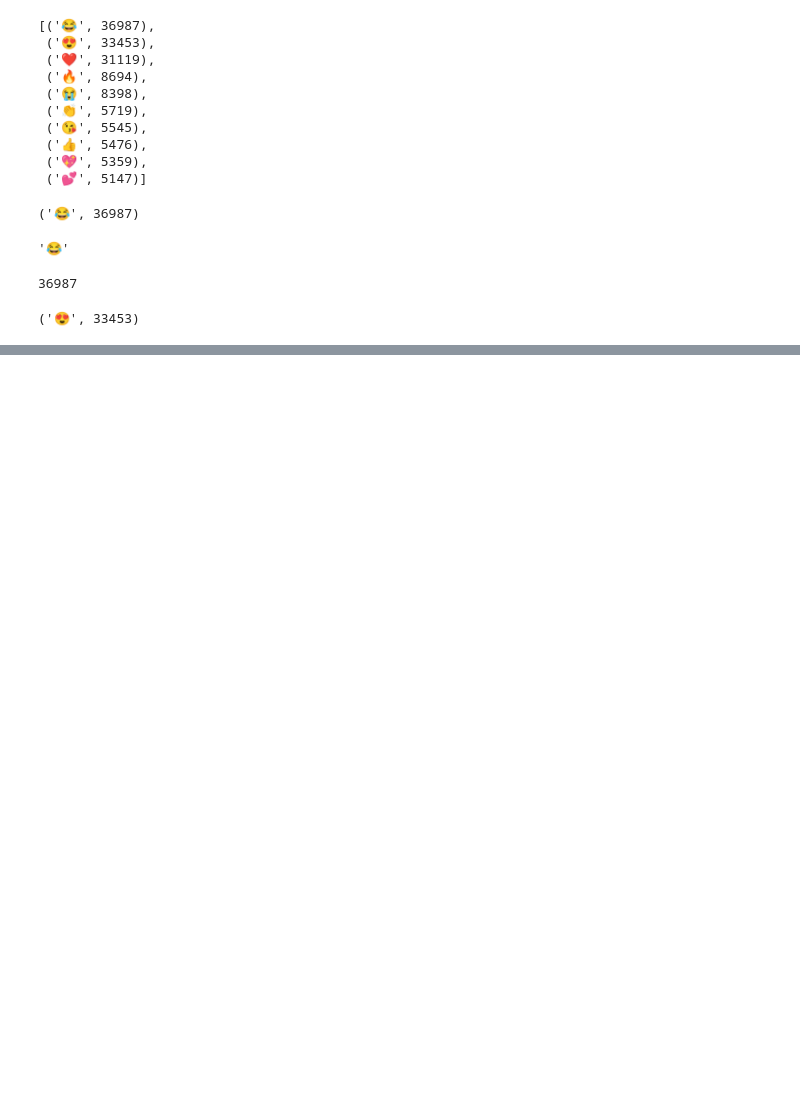
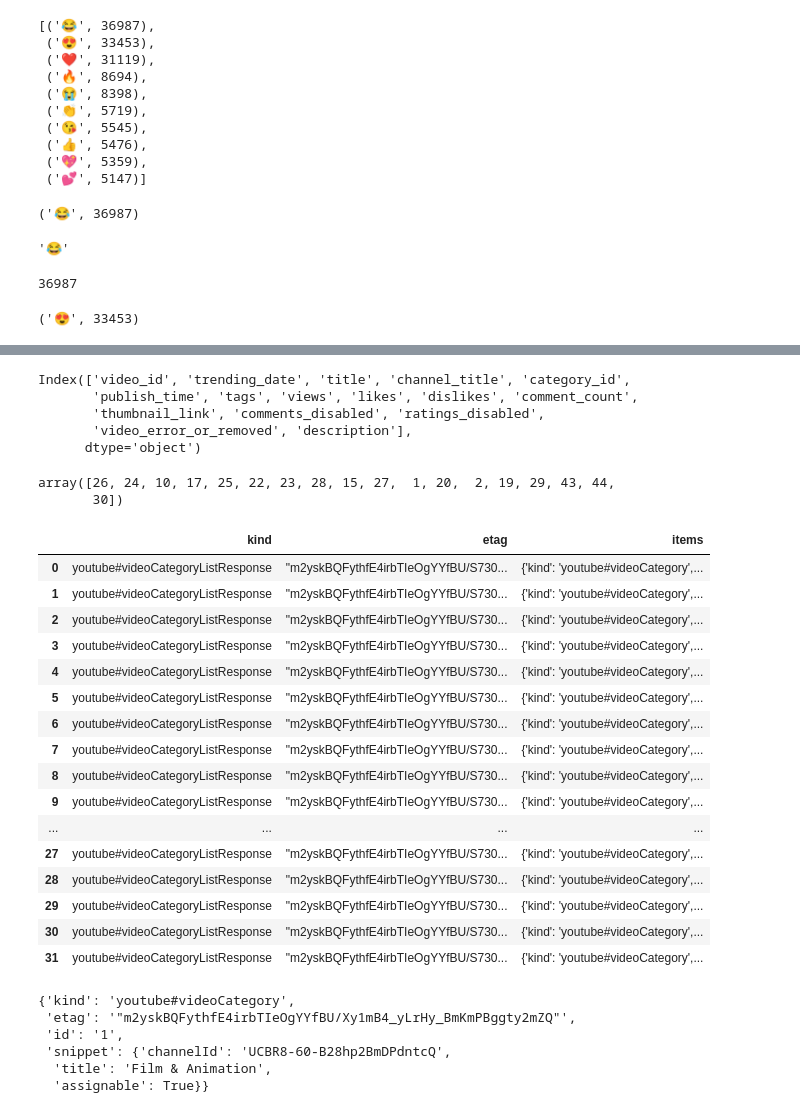
Before and after one commit to HafshaWahab/YouTube-Sentiment-Analysis, a Jupyter notebook: youtube-sentiment-analysis.ipynb, the cells around one changed output, grey strips where cells are left out. Cells and saved outputs as stored; diff of their text form; code cells hidden in the pictures; blank space fills up the shorter version.

Commit message:
Kaggle Notebook | YouTube Sentiment Analysis | Version 5

```diff
--- a/youtube-sentiment-analysis.ipynb
+++ b/youtube-sentiment-analysis.ipynb
@@ -396,0 +571,45 @@ fig.show()
+# %%
+full_df.columns
+# %% [output]
+Index(['video_id', 'trending_date', 'title', 'channel_title', 'category_id',
+       'publish_time', 'tags', 'views', 'likes', 'dislikes', 'comment_count',
+       'thumbnail_link', 'comments_disabled', 'ratings_disabled',
+       'video_error_or_removed', 'description'],
+      dtype='object')
+# %%
+full_df['category_id'].unique()
+# %% [output]
+array([26, 24, 10, 17, 25, 22, 23, 28, 15, 27,  1, 20,  2, 19, 29, 43, 44,
+       30])
+# %%
+# Let's read any json file from the folder
+
+json_df = pd.read_json('/kaggle/input/youtube-dataset/YT_additional_data/US_category_id.json')
+json_df
+# %% [output]
+|  | kind | etag | items |
+| 0 | youtube#videoCategoryListResponse | "m2yskBQFythfE4irbTIeOgYYfBU/S730... | {'kind': 'youtube#videoCategory',... |
+| 1 | youtube#videoCategoryListResponse | "m2yskBQFythfE4irbTIeOgYYfBU/S730... | {'kind': 'youtube#videoCategory',... |
+| 2 | youtube#videoCategoryListResponse | "m2yskBQFythfE4irbTIeOgYYfBU/S730... | {'kind': 'youtube#videoCategory',... |
+| 3 | youtube#videoCategoryListResponse | "m2yskBQFythfE4irbTIeOgYYfBU/S730... | {'kind': 'youtube#videoCategory',... |
+| 4 | youtube#videoCategoryListResponse | "m2yskBQFythfE4irbTIeOgYYfBU/S730... | {'kind': 'youtube#videoCategory',... |
+| 5 | youtube#videoCategoryListResponse | "m2yskBQFythfE4irbTIeOgYYfBU/S730... | {'kind': 'youtube#videoCategory',... |
+| 6 | youtube#videoCategoryListResponse | "m2yskBQFythfE4irbTIeOgYYfBU/S730... | {'kind': 'youtube#videoCategory',... |
+| 7 | youtube#videoCategoryListResponse | "m2yskBQFythfE4irbTIeOgYYfBU/S730... | {'kind': 'youtube#videoCategory',... |
+| 8 | youtube#videoCategoryListResponse | "m2yskBQFythfE4irbTIeOgYYfBU/S730... | {'kind': 'youtube#videoCategory',... |
+| 9 | youtube#videoCategoryListResponse | "m2yskBQFythfE4irbTIeOgYYfBU/S730... | {'kind': 'youtube#videoCategory',... |
+| ... | ... | ... | ... |
+| 27 | youtube#videoCategoryListResponse | "m2yskBQFythfE4irbTIeOgYYfBU/S730... | {'kind': 'youtube#videoCategory',... |
+| 28 | youtube#videoCategoryListResponse | "m2yskBQFythfE4irbTIeOgYYfBU/S730... | {'kind': 'youtube#videoCategory',... |
+| 29 | youtube#videoCategoryListResponse | "m2yskBQFythfE4irbTIeOgYYfBU/S730... | {'kind': 'youtube#videoCategory',... |
+| 30 | youtube#videoCategoryListResponse | "m2yskBQFythfE4irbTIeOgYYfBU/S730... | {'kind': 'youtube#videoCategory',... |
+| 31 | youtube#videoCategoryListResponse | "m2yskBQFythfE4irbTIeOgYYfBU/S730... | {'kind': 'youtube#videoCategory',... |
+# %%
+json_df['items'][0]
+# %% [output]
+{'kind': 'youtube#videoCategory',
+ 'etag': '"m2yskBQFythfE4irbTIeOgYYfBU/Xy1mB4_yLrHy_BmKmPBggty2mZQ"',
+ 'id': '1',
+ 'snippet': {'channelId': 'UCBR8-60-B28hp2BmDPdntcQ',
+  'title': 'Film & Animation',
+  'assignable': True}}
```
Also changed, not shown: parts of 24 cells of this notebook.
